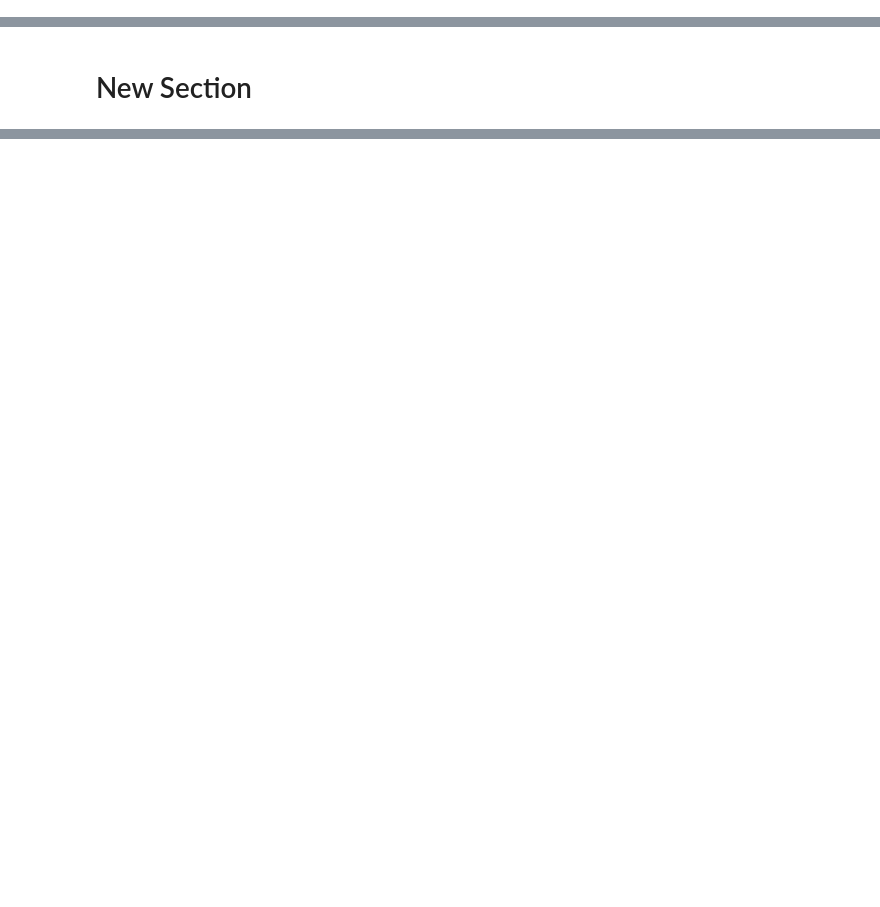
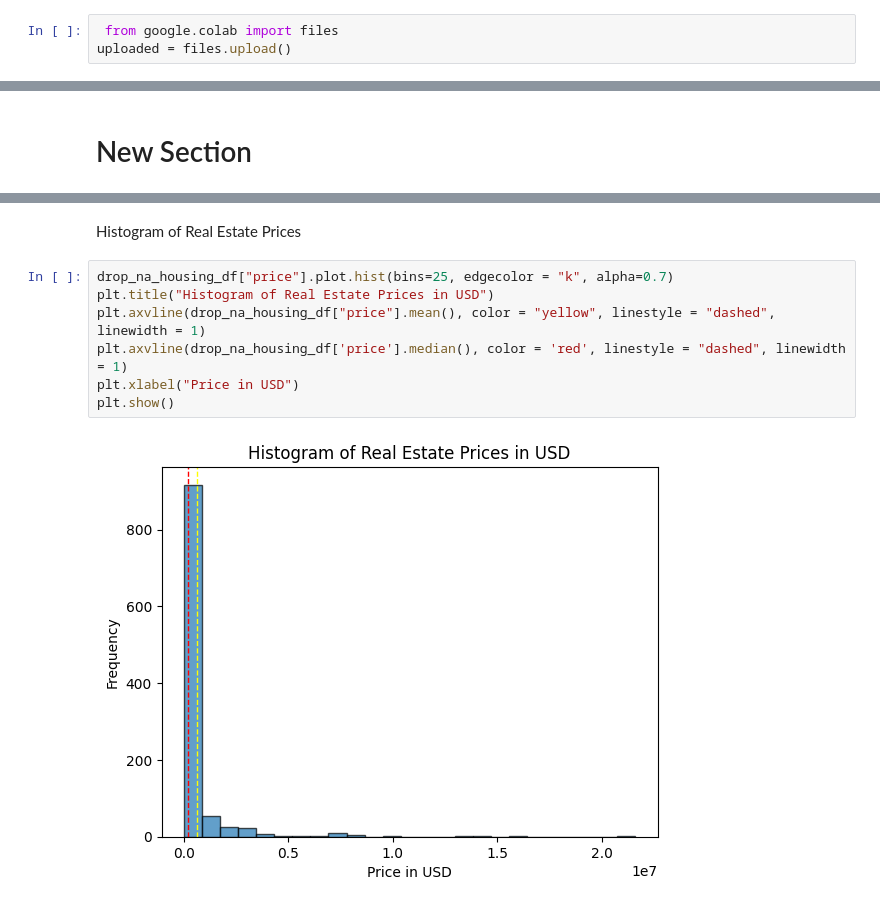
Before and after one commit to berkleysayaka/Data201test1, a Jupyter notebook: Sayaka_Project1.ipynb, the cells around one changed output, grey strips where cells are left out. Drawn from its saved outputs; the diff is of its cells as text; blank space fills up the shorter version.

```diff
--- a/Sayaka_Project1.ipynb
+++ b/Sayaka_Project1.ipynb
@@ -31,0 +8,3 @@ Streaming output truncated to the last 5000 lines.
+# %%
+ from google.colab import files
+uploaded = files.upload()
@@ -100,0 +108,11 @@ print(f"{php_amount} Philippine pesos is equal to {usd_amount:.2f} US dollars.")
+# %% [markdown]
+Histogram of Real Estate Prices
+# %%
+drop_na_housing_df["price"].plot.hist(bins=25, edgecolor = "k", alpha=0.7)
+plt.title("Histogram of Real Estate Prices in USD")
+plt.axvline(drop_na_housing_df["price"].mean(), color = "yellow", linestyle = "dashed", linewidth = 1)
+plt.axvline(drop_na_housing_df['price'].median(), color = 'red', linestyle = "dashed", linewidth = 1)
+plt.xlabel("Price in USD")
+plt.show()
+# %% [output]
+[figure, added]
```
Also changed, not shown: parts of 48 cells of this notebook.
